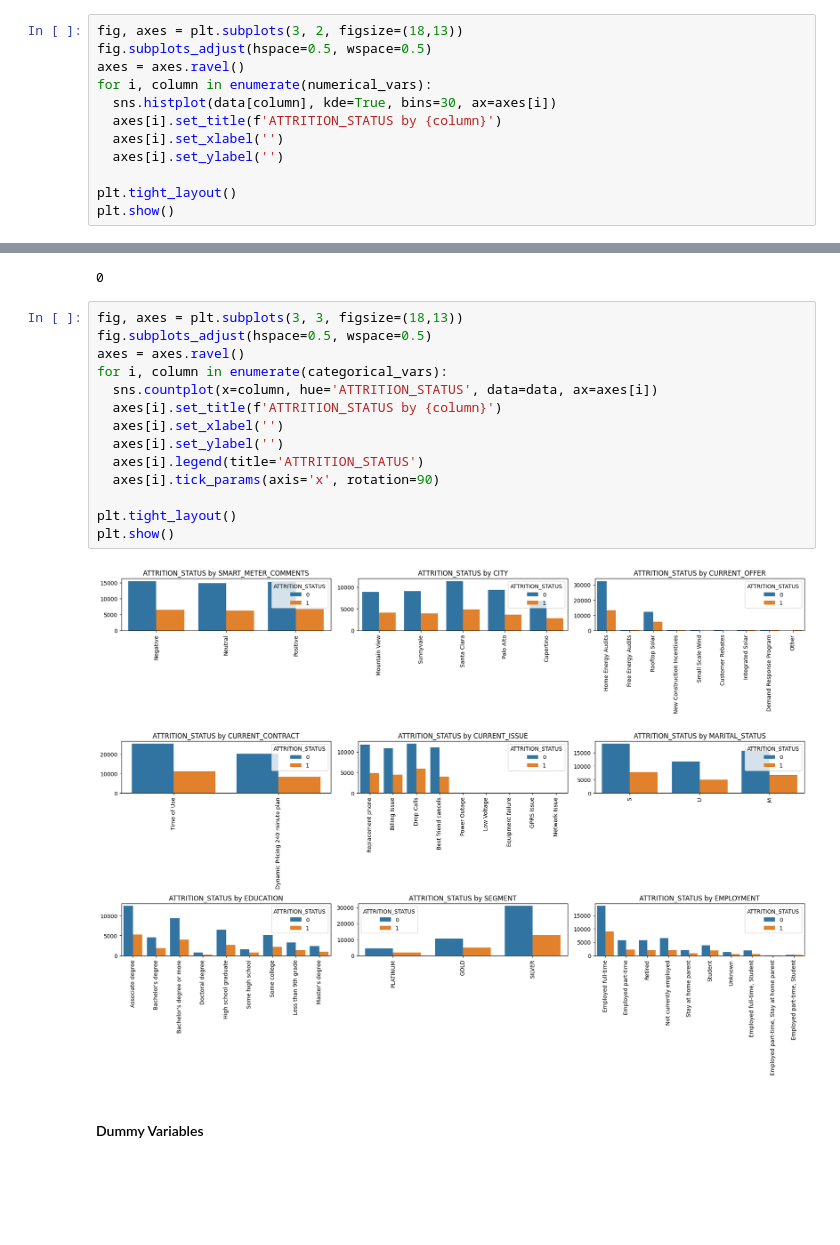
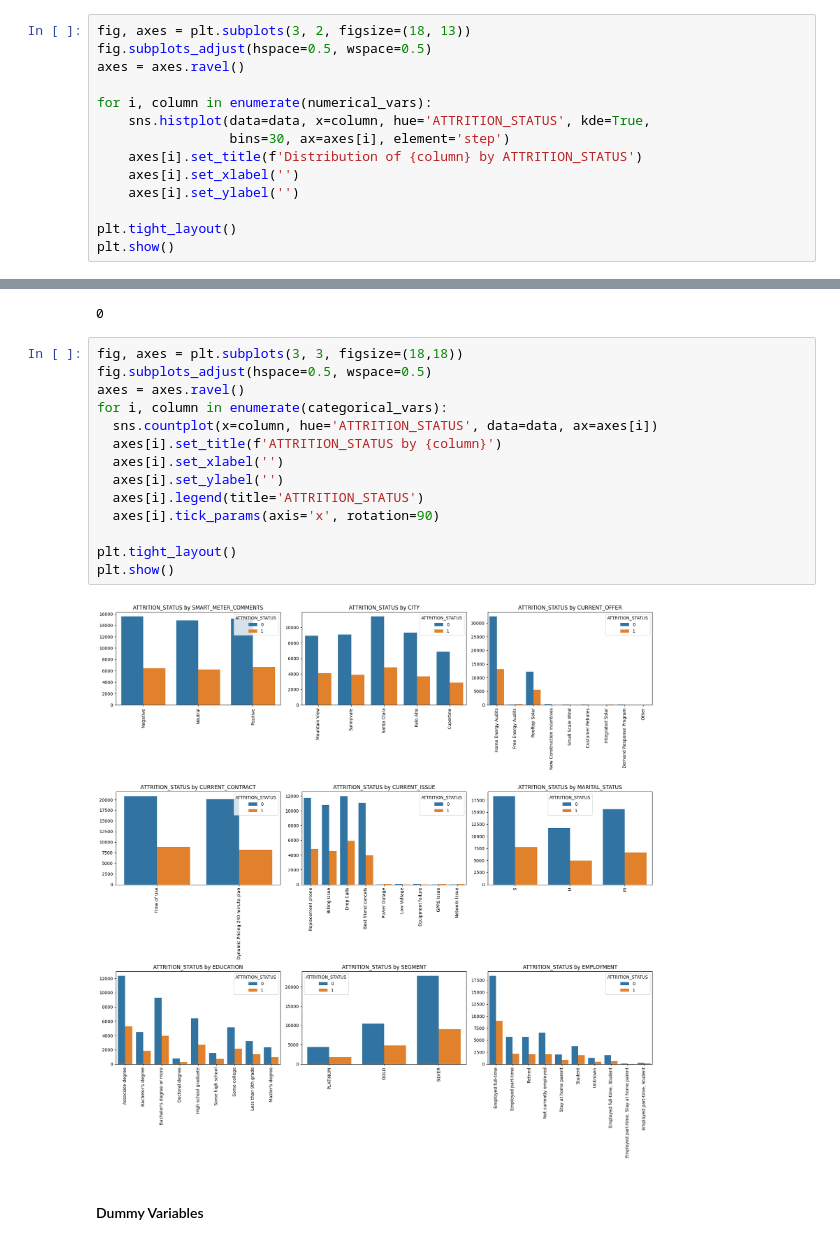
Before and after one commit to hiu04/Attrition_Project, a Jupyter notebook: Attrition_View.ipynb, the cells around one changed output, grey strips where cells are left out. Saved outputs shown, nothing was run; the diff lists cells and outputs as text; blank space fills up the shorter version.

```diff
--- a/Attrition_View.ipynb
+++ b/Attrition_View.ipynb
@@ -159,14 +159,16 @@ len(numerical_vars)
 # %% [output]
 6
 # %%
-fig, axes = plt.subplots(3, 2, figsize=(18,13))
+fig, axes = plt.subplots(3, 2, figsize=(18, 13))
 fig.subplots_adjust(hspace=0.5, wspace=0.5)
 axes = axes.ravel()
+
 for i, column in enumerate(numerical_vars):
-  sns.histplot(data[column], kde=True, bins=30, ax=axes[i])
-  axes[i].set_title(f'ATTRITION_STATUS by {column}')
-  axes[i].set_xlabel('')
-  axes[i].set_ylabel('')
+    sns.histplot(data=data, x=column, hue='ATTRITION_STATUS', kde=True,
+                 bins=30, ax=axes[i], element='step')
+    axes[i].set_title(f'Distribution of {column} by ATTRITION_STATUS')
+    axes[i].set_xlabel('')
+    axes[i].set_ylabel('')
 
 plt.tight_layout()
 plt.show()
@@ -192,21 +194,21 @@ data.isnull().sum().sum()
 # %% [output]
 0
 # %%
-fig, axes = plt.subplots(3, 3, figsize=(18,13))
+fig, axes = plt.subplots(3, 3, figsize=(18,18))
 fig.subplots_adjust(hspace=0.5, wspace=0.5)
 axes = axes.ravel()
 for i, column in enumerate(categorical_vars):
   sns.countplot(x=column, hue='ATTRITION_STATUS', data=data, ax=axes[i])
   axes[i].set_title(f'ATTRITION_STATUS by {column}')
   axes[i].set_xlabel('')
   axes[i].set_ylabel('')
   axes[i].legend(title='ATTRITION_STATUS')
   axes[i].tick_params(axis='x', rotation=90)
 
 plt.tight_layout()
 plt.show()
 # %% [output]
-[figure, old version]
+[figure, new version]
 # %% [markdown]
 #### Dummy Variables
 # %%
```
Also changed, not shown: parts of 2 cells of this notebook.
